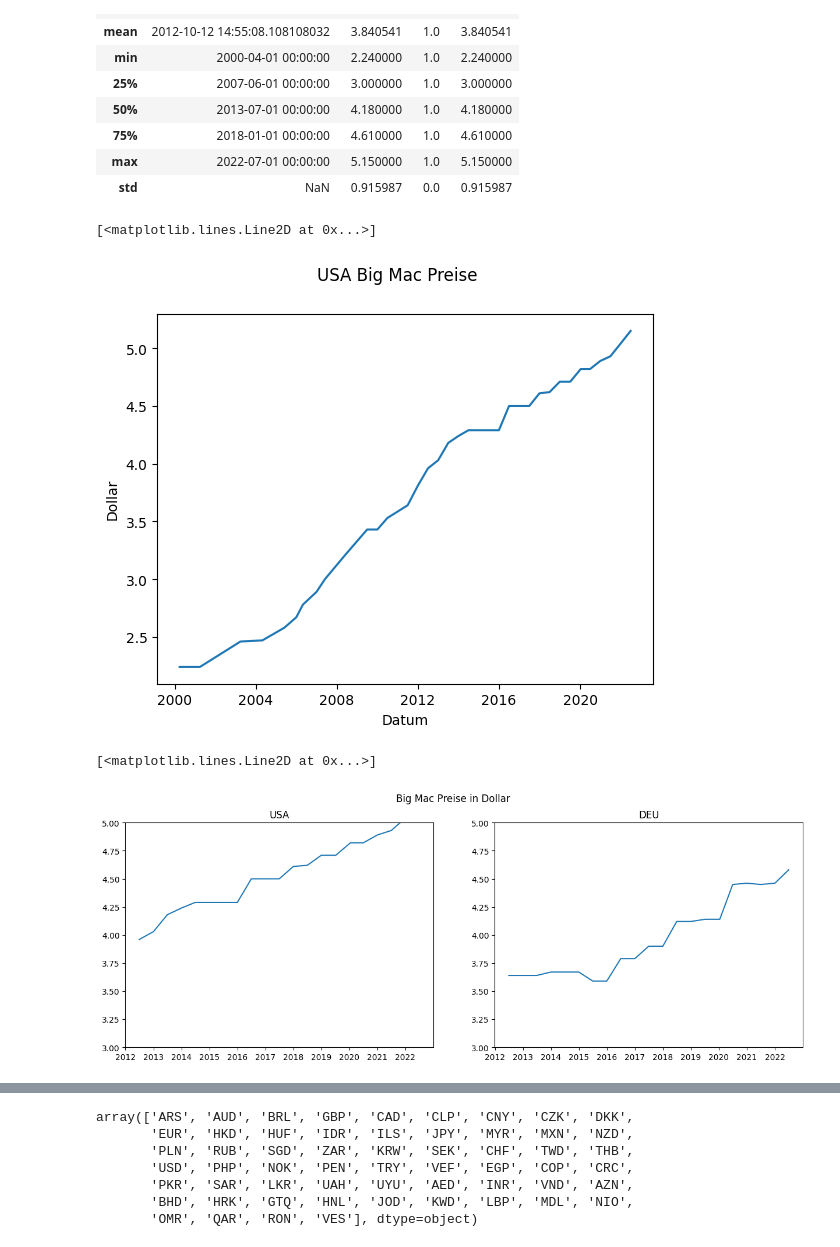
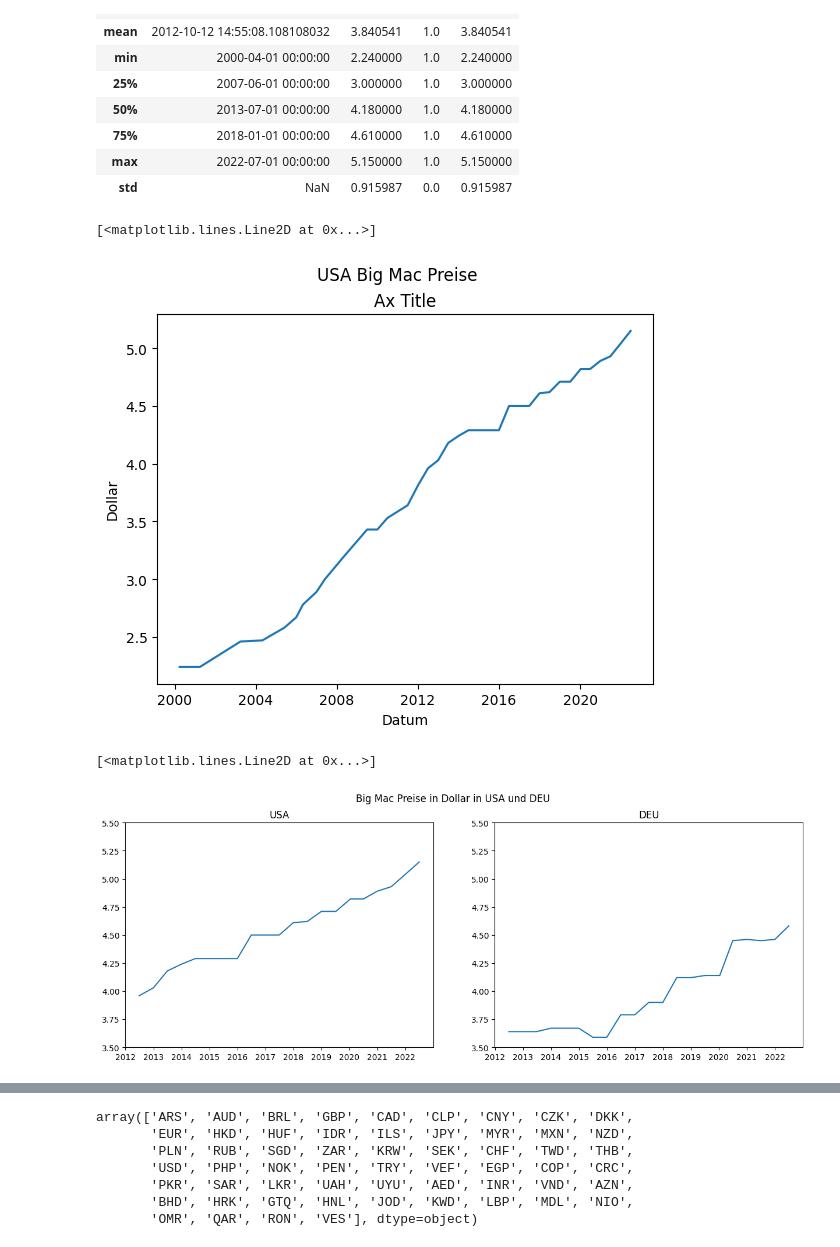
Before and after one commit to p-spohr/HTW-Berlin-Pytorium, a Jupyter notebook: 4-Wichtige-Libraries/4.2-pandas-bigmac.ipynb, the cells around one changed output, grey strips where cells are left out. Cells and saved outputs as stored; diff of their text form; code cells hidden in the pictures.

```diff
--- a/4-Wichtige-Libraries/4.2-pandas-bigmac.ipynb
+++ b/4-Wichtige-Libraries/4.2-pandas-bigmac.ipynb
@@ -103,30 +201,31 @@ usa_fig, usa_ax = plt.subplots()
 usa_fig.suptitle('USA Big Mac Preise')
 usa_ax.set_ylabel('Dollar')
 usa_ax.set_xlabel('Datum')
+usa_ax.set_title('Ax Title')
 usa_ax.plot(usa_daten['Datum'], usa_daten['Preis'])
 # %% [output]
 [<matplotlib.lines.Line2D at 0x...>]
-[figure, old version]
+[figure, new version]
 # %%
 fig, axs = plt.subplots(1, 2, figsize=(15,5))
 
-fig.suptitle('Big Mac Preise in Dollar')
+fig.suptitle('Big Mac Preise in Dollar in USA und DEU')
 
-axs[0].set_ylim([3,5])
-axs[1].set_ylim([3,5])
+axs[0].set_ylim([3.5,5.5])
+axs[1].set_ylim([3.5,5.5])
 
 axs[0].set_title('USA')
 axs[1].set_title('DEU')
 
 axs[0].plot(usa_daten[usa_daten['Datum'] > '2012']['Datum'], usa_daten[usa_daten['Datum'] > '2012']['DP'])
 
 ger_daten = daten[daten['Land'] == 'Germany']
 
 axs[1].plot(ger_daten[ger_daten['Datum'] > '2012']['Datum'], ger_daten[ger_daten['Datum'] > '2012']['DP'])
 
 # import matplotlib.dates as mdates
 # axs[1].xaxis.set_major_formatter(mdates.DateFormatter('%Y'))
 # %% [output]
 [<matplotlib.lines.Line2D at 0x...>]
-[figure, old version]
+[figure, new version]
 # %%
```
Also changed, not shown: parts of 32 cells of this notebook, 6 other files.
